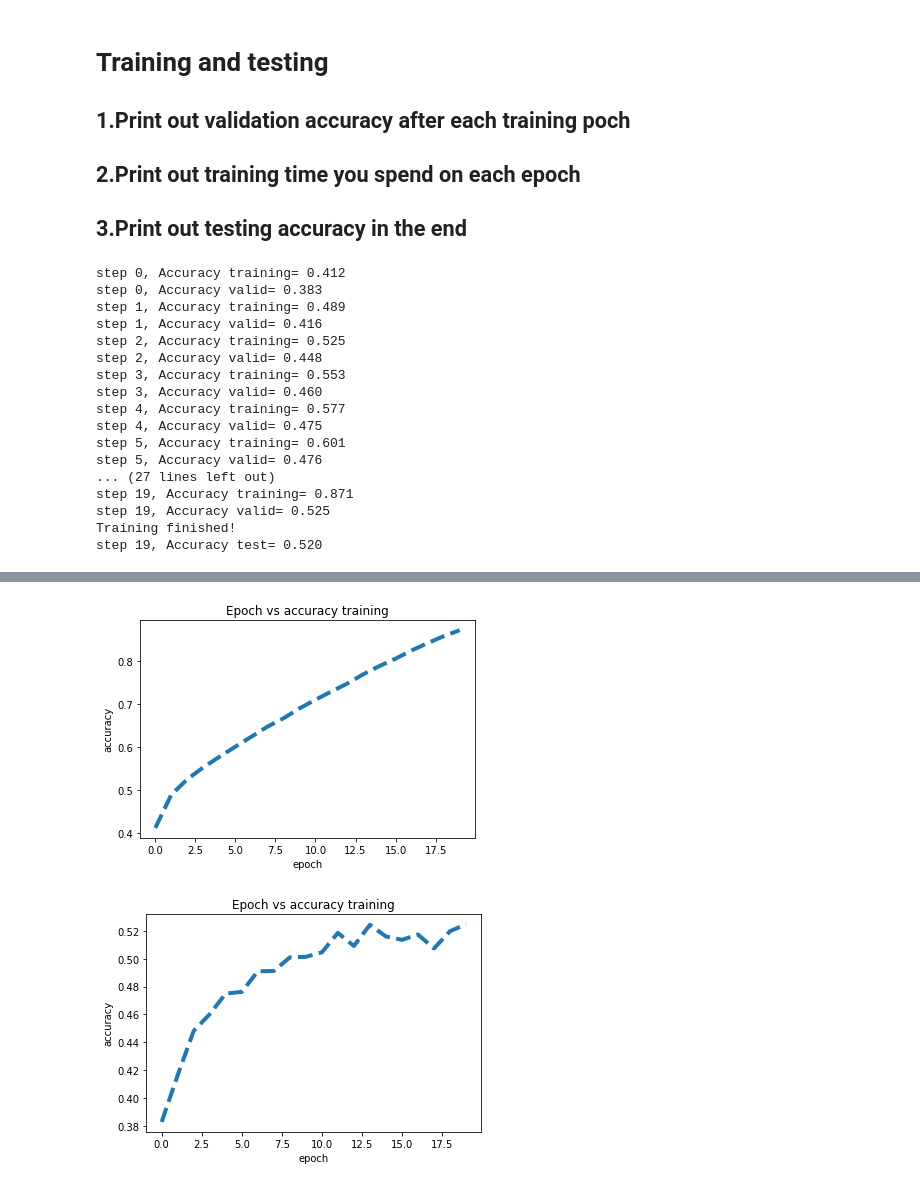
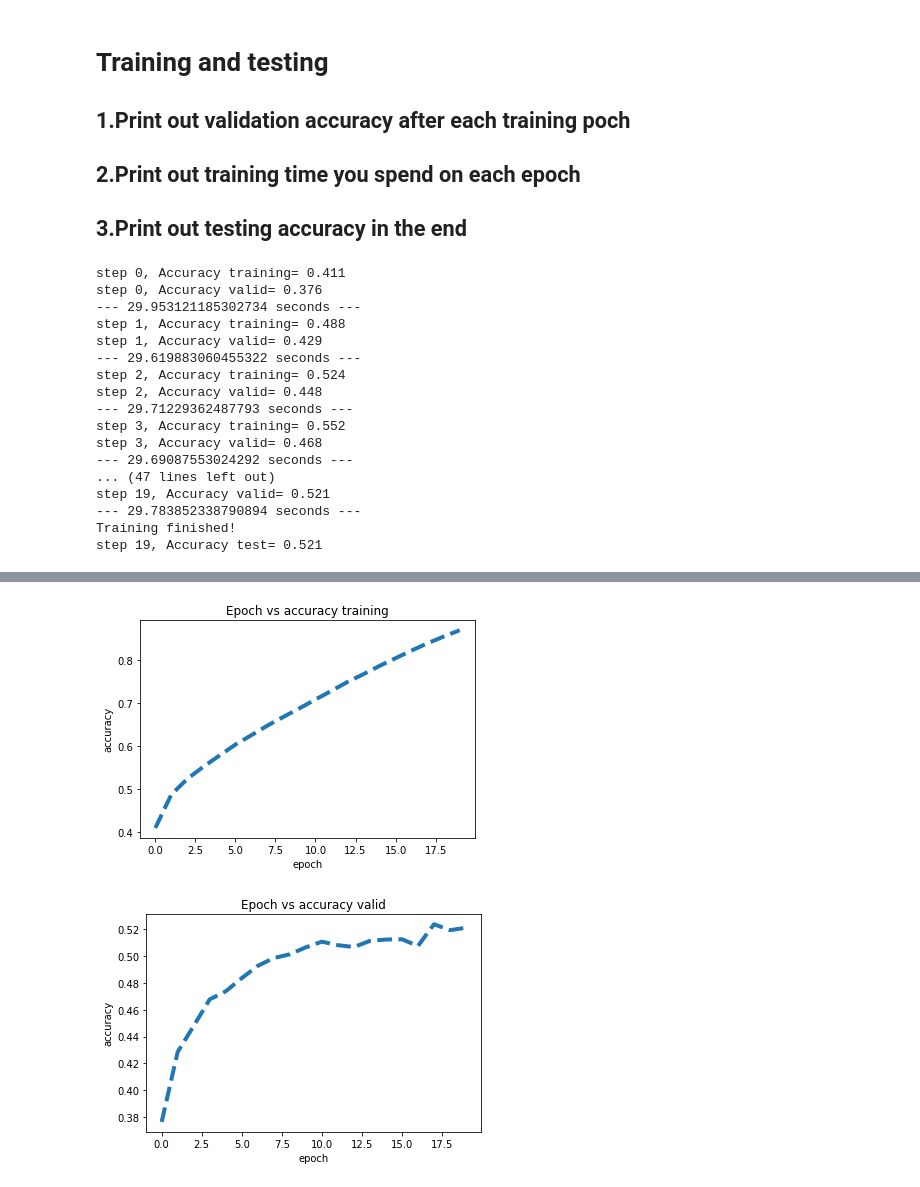
Before and after one commit to smithd57/Practical-NN, a Jupyter notebook: HW2/HW2_2b_template.ipynb, the cells around one changed output, grey strips where cells are left out. Saved outputs shown, nothing was run; the diff lists cells and outputs as text; code cells hidden in the pictures.

```diff
--- a/HW2/HW2_2b_template.ipynb
+++ b/HW2/HW2_2b_template.ipynb
@@ -127,6 +141,7 @@ with tf.Session() as sess:
     sess.run(init)
 
     for i in range(num_steps):
+        start_time = time.time()
         #epoch training
         acc_t = 0
         for j in range(len(train_set_data)):
@@ -156,6 +171,8 @@ with tf.Session() as sess:
         print("step "+str(i)+", Accuracy valid= {:.3f}".format(acc))
         acc_list_valid.append(acc)
         steps.append(i)
+
+        print("--- %s seconds ---" % (time.time() - start_time))
 
         #step 10 accuracy test
         if (i == 9):
@@ -200,20 +217,20 @@ plt.ylabel('accuracy')
 plt.xlabel('epoch')
 plt.title('Epoch vs accuracy valid')
 # %% [output]
-step 0, Accuracy training= 0.412
-step 0, Accuracy valid= 0.383
-step 1, Accuracy training= 0.489
-step 1, Accuracy valid= 0.416
-step 2, Accuracy training= 0.525
+step 0, Accuracy training= 0.411
+step 0, Accuracy valid= 0.376
+--- 29.953121185302734 seconds ---
+step 1, Accuracy training= 0.488
+step 1, Accuracy valid= 0.429
+--- 29.619883060455322 seconds ---
+step 2, Accuracy training= 0.524
 step 2, Accuracy valid= 0.448
-step 3, Accuracy training= 0.553
-step 3, Accuracy valid= 0.460
-step 4, Accuracy training= 0.577
-step 4, Accuracy valid= 0.475
-step 5, Accuracy training= 0.601
-step 5, Accuracy valid= 0.476
-... (27 lines left out)
-step 19, Accuracy training= 0.871
-step 19, Accuracy valid= 0.525
+--- 29.71229362487793 seconds ---
+step 3, Accuracy training= 0.552
+step 3, Accuracy valid= 0.468
+--- 29.69087553024292 seconds ---
+... (47 lines left out)
+step 19, Accuracy valid= 0.521
+--- 29.783852338790894 seconds ---
 Training finished!
-step 19, Accuracy test= 0.520
+step 19, Accuracy test= 0.521
@@ -221,5 +238,5 @@ Text(0.5, 1.0, 'Epoch vs accuracy training')
 [figure]
-[figure, old version]
+[figure, new version]
 # %% [markdown]
 Quick note: The second graph should be validation, not training
 
```
Also changed, not shown: parts of 4 cells of this notebook.
